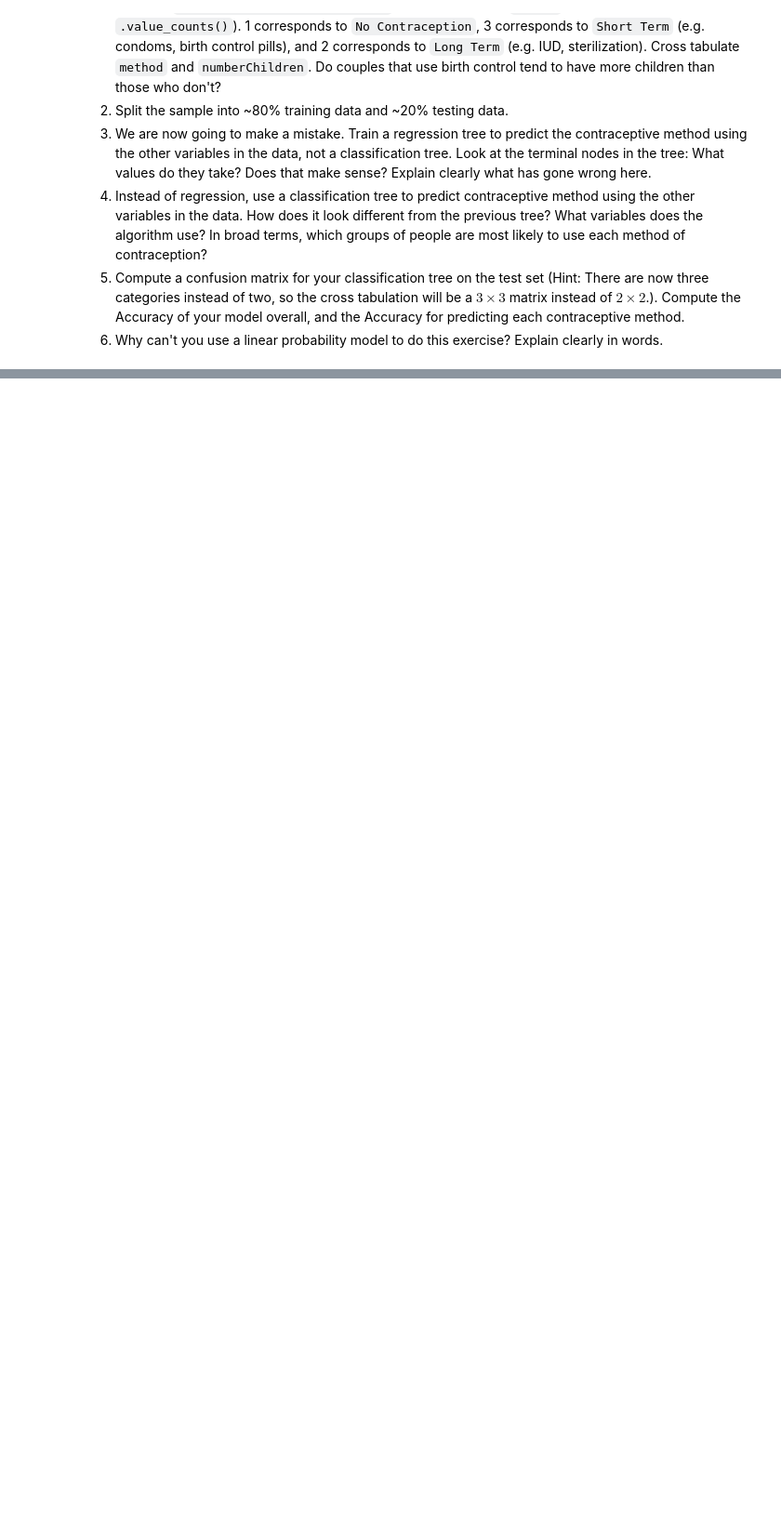
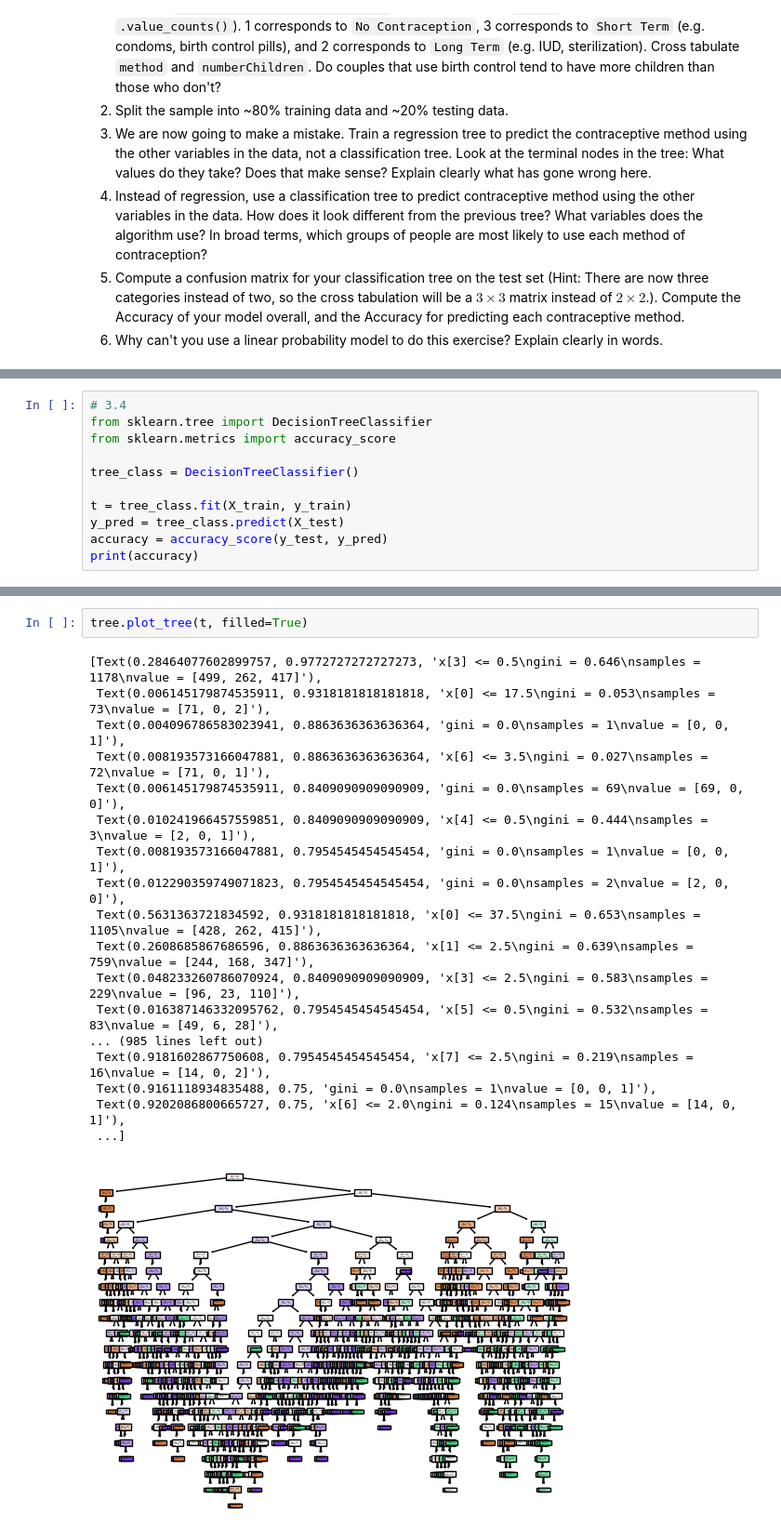
Before and after one commit to BryantRChow/DS_3001_assignment_4, a Jupyter notebook: assignment4.ipynb, the cells around one changed output, grey strips where cells are left out. Shown at 93% size. Cells and saved outputs as stored; diff of their text form; blank space fills up the shorter version.

```diff
--- a/assignment4.ipynb
+++ b/assignment4.ipynb
@@ -282,0 +348,11 @@ In my case, my decision tree with a max depth of 11 had slightly better performa
+# %%
+# 3.4
+from sklearn.tree import DecisionTreeClassifier
+from sklearn.metrics import accuracy_score
+
+tree_class = DecisionTreeClassifier()
+
+t = tree_class.fit(X_train, y_train)
+y_pred = tree_class.predict(X_test)
+accuracy = accuracy_score(y_test, y_pred)
+print(accuracy)
@@ -282,0 +361,21 @@ In my case, my decision tree with a max depth of 11 had slightly better performa
+# %%
+tree.plot_tree(t, filled=True)
+# %% [output]
+[Text(0.28464077602899757, 0.9772727272727273, 'x[3] <= 0.5\ngini = 0.646\nsamples = 1178\nvalue = [499, 262, 417]'),
+ Text(0.006145179874535911, 0.9318181818181818, 'x[0] <= 17.5\ngini = 0.053\nsamples = 73\nvalue = [71, 0, 2]'),
+ Text(0.004096786583023941, 0.8863636363636364, 'gini = 0.0\nsamples = 1\nvalue = [0, 0, 1]'),
+ Text(0.008193573166047881, 0.8863636363636364, 'x[6] <= 3.5\ngini = 0.027\nsamples = 72\nvalue = [71, 0, 1]'),
+ Text(0.006145179874535911, 0.8409090909090909, 'gini = 0.0\nsamples = 69\nvalue = [69, 0, 0]'),
+ Text(0.010241966457559851, 0.8409090909090909, 'x[4] <= 0.5\ngini = 0.444\nsamples = 3\nvalue = [2, 0, 1]'),
+ Text(0.008193573166047881, 0.7954545454545454, 'gini = 0.0\nsamples = 1\nvalue = [0, 0, 1]'),
+ Text(0.012290359749071823, 0.7954545454545454, 'gini = 0.0\nsamples = 2\nvalue = [2, 0, 0]'),
+ Text(0.5631363721834592, 0.9318181818181818, 'x[0] <= 37.5\ngini = 0.653\nsamples = 1105\nvalue = [428, 262, 415]'),
+ Text(0.2608685867686596, 0.8863636363636364, 'x[1] <= 2.5\ngini = 0.639\nsamples = 759\nvalue = [244, 168, 347]'),
+ Text(0.048233260786070924, 0.8409090909090909, 'x[3] <= 2.5\ngini = 0.583\nsamples = 229\nvalue = [96, 23, 110]'),
+ Text(0.016387146332095762, 0.7954545454545454, 'x[5] <= 0.5\ngini = 0.532\nsamples = 83\nvalue = [49, 6, 28]'),
+... (985 lines left out)
+ Text(0.9181602867750608, 0.7954545454545454, 'x[7] <= 2.5\ngini = 0.219\nsamples = 16\nvalue = [14, 0, 2]'),
+ Text(0.9161118934835488, 0.75, 'gini = 0.0\nsamples = 1\nvalue = [0, 0, 1]'),
+ Text(0.9202086800665727, 0.75, 'x[6] <= 2.0\ngini = 0.124\nsamples = 15\nvalue = [14, 0, 1]'),
+ ...]
+[figure, added]
```
Also changed, not shown: parts of 13 cells of this notebook.
